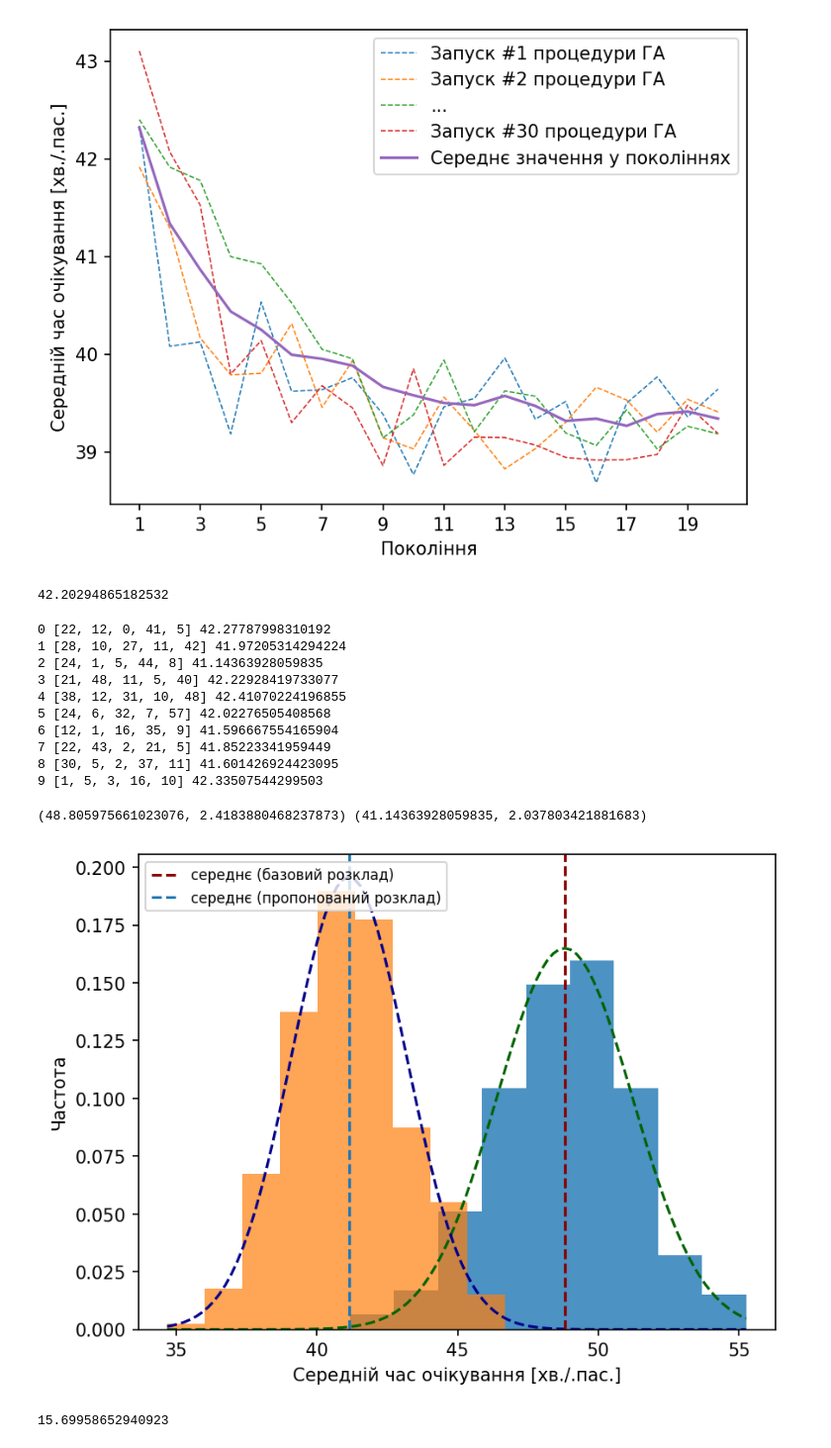
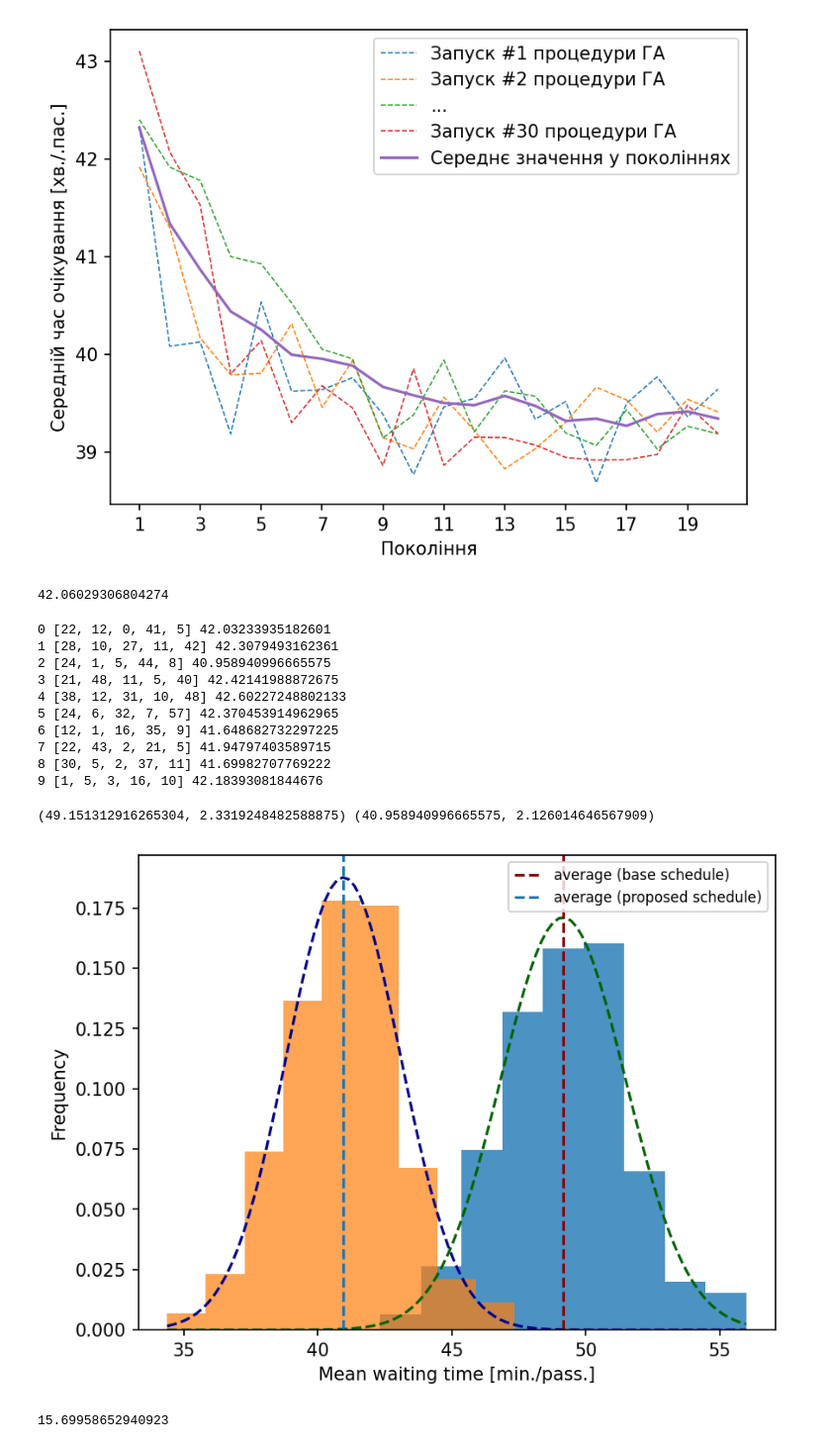
Before and after one commit to naumovvs/publictransportnet, a Jupyter notebook: case studies/verkhnodniprovsk/verkhnodniprovsk_graph.ipynb, the cells around one changed output. Shown at 99% size. Saved outputs shown, nothing was run; the diff lists cells and outputs as text; code cells hidden in the pictures.

```diff
--- a/case studies/verkhnodniprovsk/verkhnodniprovsk_graph.ipynb
+++ b/case studies/verkhnodniprovsk/verkhnodniprovsk_graph.ipynb
@@ -112,15 +112,23 @@ m = leafmap.Map(
     zoom_start=12
 )
 
+# legend_dict = {
+#     'Маршрут 1': 'red',
+#     'Маршрут 2': 'green',
+#     'Маршрут 3': 'brown',
+#     'Маршрут 4': 'blue',
+#     'Маршрут 5': 'grey'
+# }
 legend_dict = {
-    'Маршрут 1': 'red',
-    'Маршрут 2': 'green',
-    'Маршрут 3': 'brown',
-    'Маршрут 4': 'blue',
-    'Маршрут 5': 'grey'
+    'Line #1': 'red',
+    'Line #2': 'green',
+    'Line #3': 'brown',
+    'Line #4': 'blue',
+    'Line #5': 'grey'
 }
 
-m.add_legend(legend_dict=legend_dict, title='Позначення')
+# m.add_legend(legend_dict=legend_dict, title='Позначення')
+m.add_legend(legend_dict=legend_dict, title='Legend')
 
 for ln in n.lines:
 
@@ -166,12 +174,17 @@ m = leafmap.Map(
     zoom_start=12
 )
 
+# legend_dict = {
+#     'Зупинка': 'grey',
+#     'Пересадочний вузол': 'orange'
+# }
 legend_dict = {
-    'Зупинка': 'grey',
-    'Пересадочний вузол': 'orange'
+    'Public transport stop': 'grey',
+    'Transfer node': 'orange'
 }
 
-m.add_legend(legend_dict=legend_dict, title='Позначення')
+# m.add_legend(legend_dict=legend_dict, title='Позначення')
+m.add_legend(legend_dict=legend_dict, title='Legend')
 
 for ln in n.lines:
     for idx in range(len(ln.nodes)):
@@ -427,7 +440,7 @@ res_base = fitness_function([20, 0, 0, 5, 14])
 # %%
 res_base.mean()
 # %% [output]
-42.20294865182532
+42.06029306804274
 # %%
 # [22, 12, 0, 41, 5] 42.357528997212015
 # [28, 10, 27, 11, 42] 42.25762323136005
@@ -443,51 +456,56 @@ res_base.mean()
 for idx in range(len(schedules)):
     print(idx, schedules[idx], bests[idx].mean())
 # %% [output]
-0 [22, 12, 0, 41, 5] 42.27787998310192
-1 [28, 10, 27, 11, 42] 41.97205314294224
-2 [24, 1, 5, 44, 8] 41.14363928059835
-3 [21, 48, 11, 5, 40] 42.22928419733077
-4 [38, 12, 31, 10, 48] 42.41070224196855
-5 [24, 6, 32, 7, 57] 42.02276505408568
-6 [12, 1, 16, 35, 9] 41.596667554165904
-7 [22, 43, 2, 21, 5] 41.85223341959449
-8 [30, 5, 2, 37, 11] 41.601426924423095
-9 [1, 5, 3, 16, 10] 42.33507544299503
+0 [22, 12, 0, 41, 5] 42.03233935182601
+1 [28, 10, 27, 11, 42] 42.3079493162361
+2 [24, 1, 5, 44, 8] 40.958940996665575
+3 [21, 48, 11, 5, 40] 42.42141988872675
+4 [38, 12, 31, 10, 48] 42.60227248802133
+5 [24, 6, 32, 7, 57] 42.370453914962965
+6 [12, 1, 16, 35, 9] 41.648682732297225
+7 [22, 43, 2, 21, 5] 41.94797403589715
+8 [30, 5, 2, 37, 11] 41.69982707769222
+9 [1, 5, 3, 16, 10] 42.18393081844676
 # %%
 def plot_hist2(res1, res2):
     xs = np.linspace(min(res1.min(), res2.min()),
                      max(res1.max(), res2.max()), 100)
     params1, params2 = ss.norm.fit(res1), ss.norm.fit(res2)
     print(params1, params2)
     fig = plt.figure(dpi=150)
     # ax = fig.add_subplot(1, 1, 1)
     plt.hist(res1, density=True, bins=9, alpha=0.8
             #  label='емпіричний розклад (базовий)'
              )
     plt.hist(res2, density=True, bins=9, alpha=0.7
             #  label='емпіричний розклад (пропонований)'
              )
     plt.plot(xs, ss.norm.pdf(xs, *params1), linestyle='--', color='darkgreen',
             #  label='нормальний розклад (базовий)'
              )
     plt.plot(xs, ss.norm.pdf(xs, *params2), linestyle='--', color='darkblue',
             #  label='нормальний розклад (пропонований)'
              )
 
     plt.axvline(res1.mean(), linestyle='--', color='darkred',
-                label='середнє (базовий розклад)')
+                label='average (base schedule)')
+                # label='середнє (базовий розклад)')
     plt.axvline(res2.mean(), linestyle='--', #color='orange',
-                label='середнє (пропонований розклад)')
+                # label='середнє (пропонований розклад)')
+                label='average (proposed schedule)')
 
-    plt.xlabel('Середній час очікування [хв./.пас.]')
+    plt.xlabel('Середній час очікування [хв./пас.]')
     plt.ylabel('Частота')
-    plt.legend(fontsize=8, loc='upper left')
+
+    plt.xlabel('Mean waiting time [min./pass.]')
+    plt.ylabel('Frequency')
+    plt.legend(fontsize=8, loc='upper right')
     plt.show()
 
 plot_hist2(res, bests[2])
 # %% [output]
-(48.805975661023076, 2.4183880468237873) (41.14363928059835, 2.037803421881683)
+(49.151312916265304, 2.3319248482588875) (40.958940996665575, 2.126014646567909)
-[figure, old version]
+[figure, new version]
 # %%
 t0, t1 = res.mean(), bests[2].mean()
 (t0 - t1) / t0 * 100
```
Also changed, not shown: parts of 4 cells of this notebook, 7 other files.
